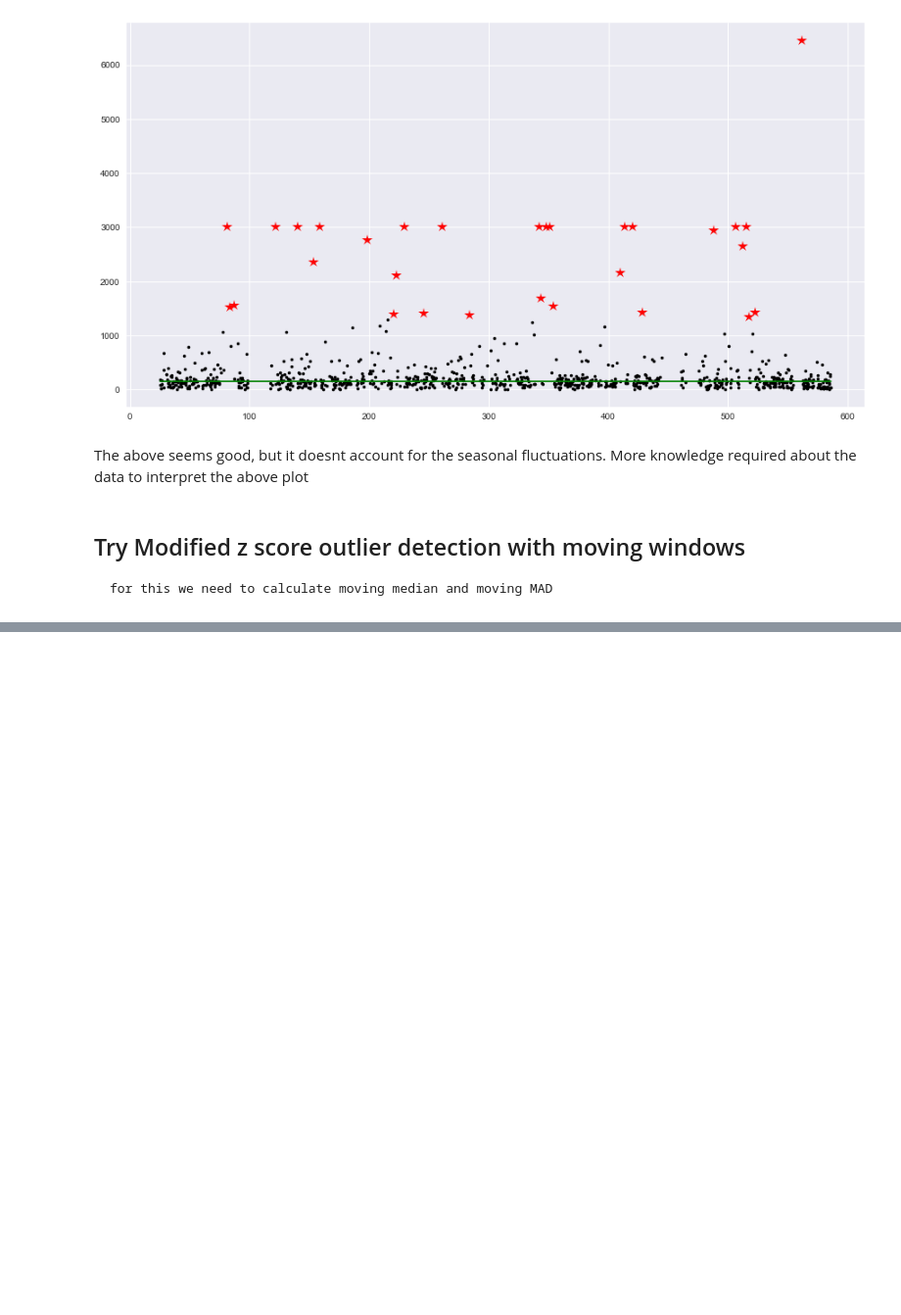
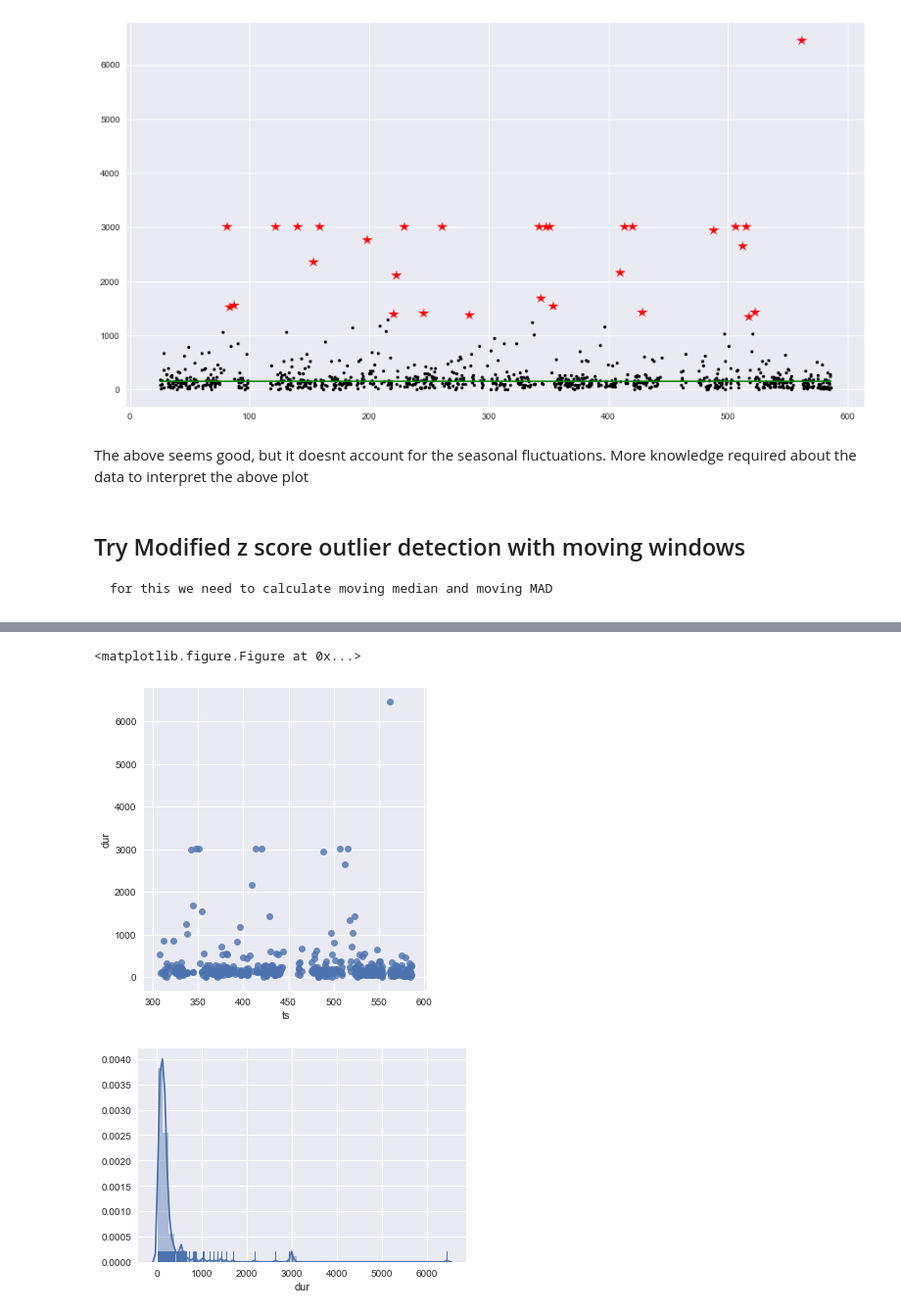
Before and after one commit to JosephKevin/TimeSeriesPrediction, a Jupyter notebook: ts_prediction_playground.ipynb, the cells around one changed output, grey strips where cells are left out. Shown at 98% size. Cells and saved outputs as stored; diff of their text form; code cells hidden in the pictures; blank space fills up the shorter version.

```diff
--- a/ts_prediction_playground.ipynb
+++ b/ts_prediction_playground.ipynb
@@ -736,0 +840,6 @@ plt.plot(ts_r_anomaly, dur_r_anomaly, "r*", markersize=12)
+# %%
+display_plot_hist(input_df=df2, x='ts', y='dur')
+# %% [output]
+<matplotlib.figure.Figure at 0x...>
+[figure, added]
+[figure, added]
```
Also changed, not shown: parts of 24 cells of this notebook.
